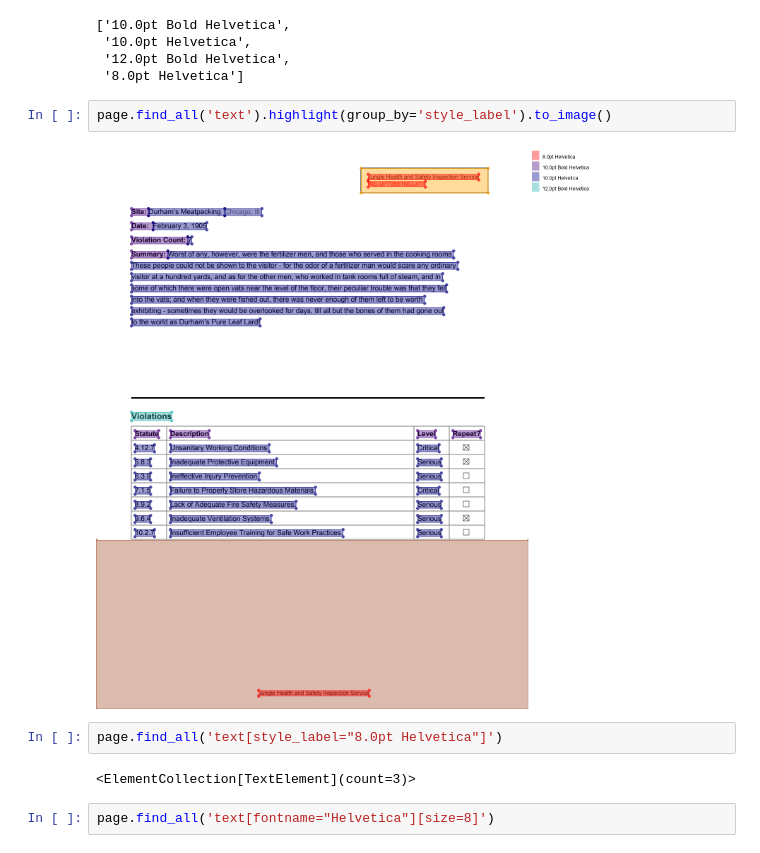
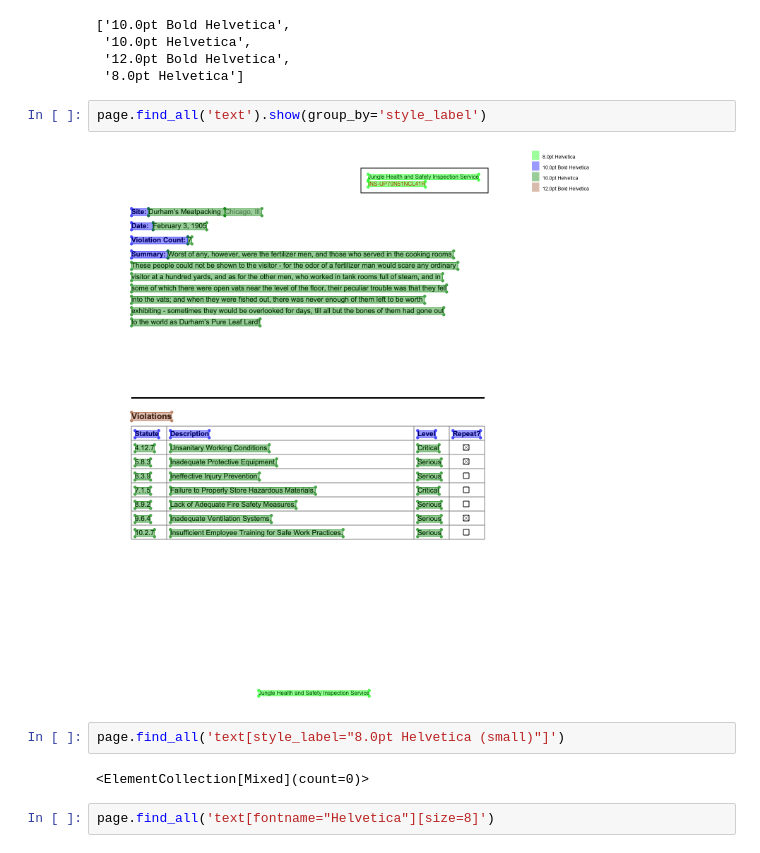
Before and after one commit to jsoma/natural-pdf, a Jupyter notebook: docs/text-extraction/index.ipynb, the cells around one changed output. Saved outputs shown, nothing was run; the diff lists cells and outputs as text.

```diff
--- a/docs/text-extraction/index.ipynb
+++ b/docs/text-extraction/index.ipynb
@@ -304,13 +306,13 @@ page.text_style_labels
  '12.0pt Bold Helvetica',
  '8.0pt Helvetica']
 # %%
-page.find_all('text').highlight(group_by='style_label').to_image()
+page.find_all('text').show(group_by='style_label')
 # %% [output]
-[figure, old version]
+[figure, new version]
 # %%
-page.find_all('text[style_label="8.0pt Helvetica"]')
+page.find_all('text[style_label="8.0pt Helvetica (small)"]')
 # %% [output]
-<ElementCollection[TextElement](count=3)>
+<ElementCollection[Mixed](count=0)>
 # %%
 page.find_all('text[fontname="Helvetica"][size=8]')
 # %% [output]
```
Also changed, not shown: parts of 4 cells of this notebook, 39 other files.
